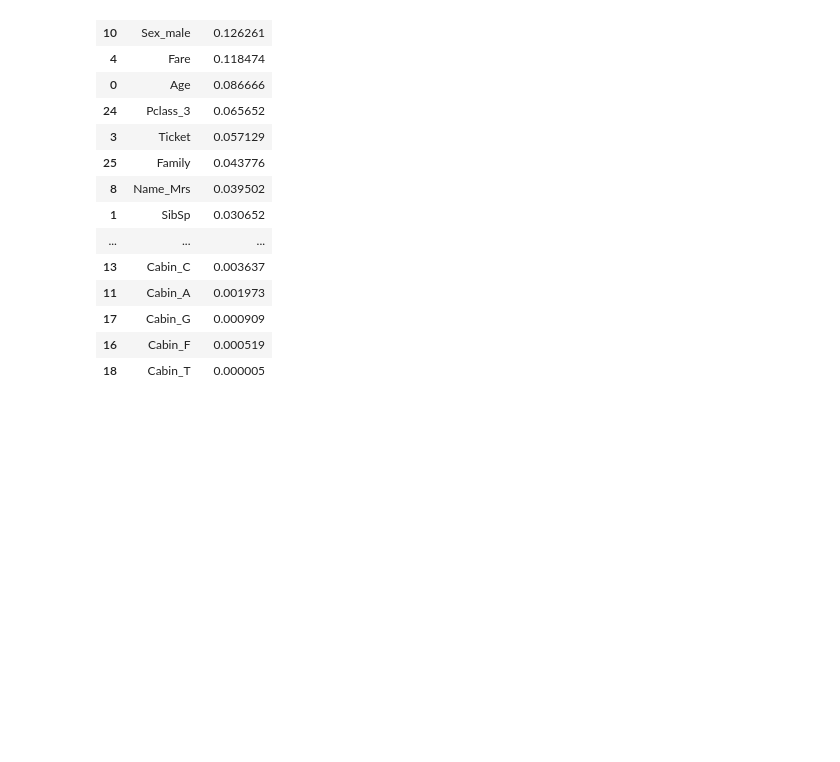
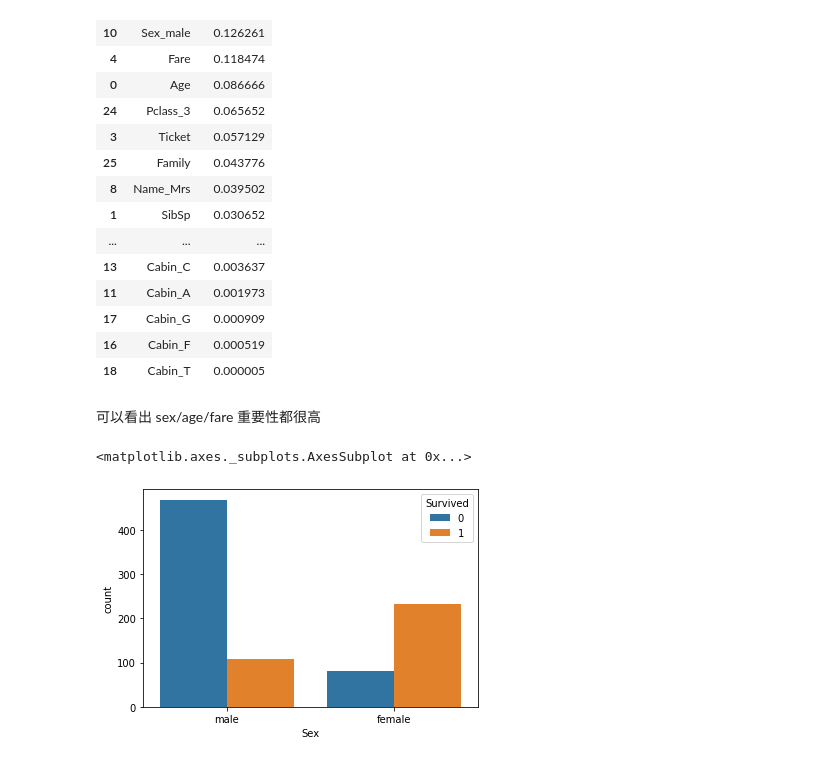
Before and after one commit to hoiyurie/tibame-ml0602, a Jupyter notebook: titanic.ipynb, the cells around one changed output. Saved outputs shown, nothing was run; the diff lists cells and outputs as text; code cells hidden in the pictures; blank space fills up the shorter version.

```diff
--- a/titanic.ipynb
+++ b/titanic.ipynb
@@ -304,3 +304,13 @@ pd.DataFrame({
 | 17 | Cabin_G | 0.000909 |
 | 16 | Cabin_F | 0.000519 |
 | 18 | Cabin_T | 0.000005 |
+# %% [markdown]
+可以看出 sex/age/fare 重要性都很高
+# %%
+# sex 畫圖
+
+import seaborn as sns
+sns.countplot(x=train_df["Sex"], hue=train_df["Survived"])
+# %% [output]
+<matplotlib.axes._subplots.AxesSubplot at 0x...>
+[figure, added]
```
Also changed, not shown: parts of 2 cells of this notebook.
